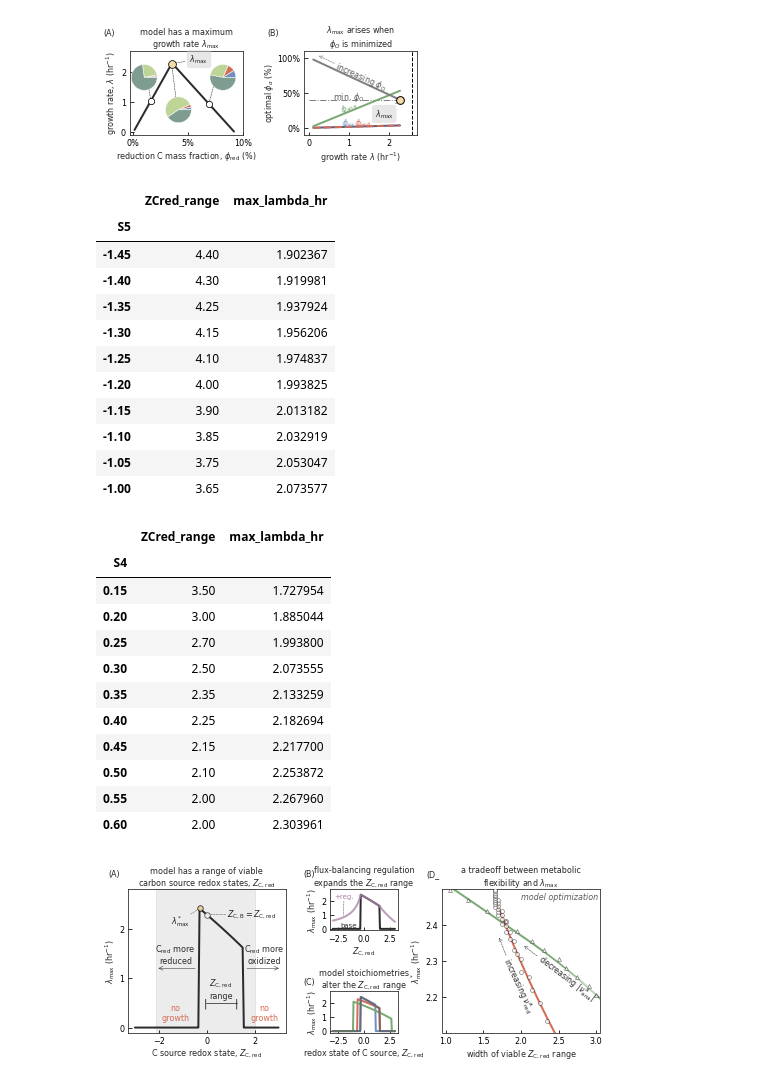
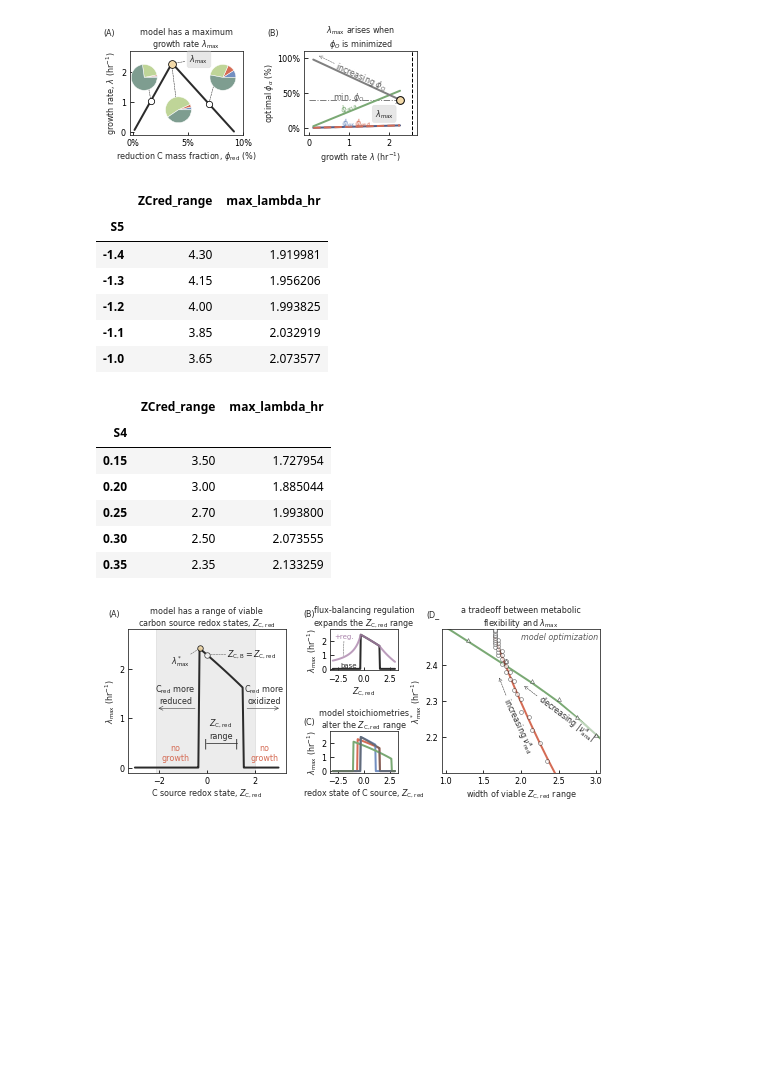
Before and after one commit to flamholz/redox-proteome, a Jupyter notebook: notebooks/Fig3_4.ipynb, the cells around one changed output. Drawn from its saved outputs; the diff is of its cells as text; code cells hidden in the pictures; blank space fills up the shorter version.

```diff
--- a/notebooks/Fig3_4.ipynb
+++ b/notebooks/Fig3_4.ipynb
@@ -26,15 +26,20 @@ Figure 3 shows that our model has an intrinsic maximum growth rate. The model en
 Figure 4 interrogates metabolic flexibility by showing that our default model configuration has a finite ZC range over which growth is feasible. Altering this range -- moving it, changing its endpoints -- affects the growth rates achievable, i.e. describes a set of tradeoffs.
 # %%
 # Load model sensitivity analyses
-phi_df = pd.read_csv('../output/fix_lambda.csv')
-var_ZCred_df = pd.read_csv('../output/fix_ZCred.csv')
-var_phi_red_df = pd.read_csv('../output/fix_phi_red.csv')
-var_ZCB_df = pd.read_csv('../output/fix_ZCred_ZCB.csv')
+phi_df = pd.read_csv('../output/linear_optimization/fix_lambda.csv')
+var_ZCred_df = pd.read_csv('../output/linear_optimization/fix_ZCred.csv')
+var_phi_red_df = pd.read_csv('../output/linear_optimization/fix_phi_red.csv')
+var_ZCB_df = pd.read_csv('../output/linear_optimization/fix_ZCred_ZCB.csv')
+
+var_S5_df = pd.read_csv('../output/linear_optimization/fix_ZCred_S5.csv')
+var_S4_df = pd.read_csv('../output/linear_optimization/fix_ZCred_S4.csv')
+var_S3_df = pd.read_csv('../output/linear_optimization/fix_ZCred_S3.csv')
+var_ZCB_df = pd.read_csv('../output/linear_optimization/fix_ZCred_ZCB.csv')
+
+# Used in SI figures
+var_phi_O_df = pd.read_csv('../output/linear_optimization/fix_phi_O.csv')
+var_g_ana_df = pd.read_csv('../output/linear_optimization/fix_g_ana.csv')
+var_g_red_df = pd.read_csv('../output/linear_optimization/fix_g_red.csv')
-# %%
-var_S5_df = pd.read_csv('../output/fix_ZCred_S5.csv')
-var_S4_df = pd.read_csv('../output/fix_ZCred_S4.csv')
-var_S3_df = pd.read_csv('../output/fix_ZCred_S3.csv')
-var_ZCB_df = pd.read_csv('../output/fix_ZCred_ZCB.csv')
 # %%
 def make_ZCred_range_df(var_df, var_name):
     """Generate a data frame of ZCred ranges for each value of a variable.
@@ -268,25 +273,20 @@ estimated lambda_max: 2.592
 actual lambda_max: 2.28702680515414
 [figure]
 # %%
-# Peeking at the data for S5 to make a correct label.
-ZCred_range_by_S5.pivot_table(index='S5', values='ZCred_range,max_lambda_hr'.split(',')).head(n=10)
+# Peeking at the data for S5 (nu^a_ana) to make a correct label.
+ZCred_range_by_S5.pivot_table(index='S5', values='ZCred_range,max_lambda_hr'.split(',')).head(n=5)
 # growth rate increases while ZC_red range decreases as anabolic ATP cost |S5| decreases
 # %% [output]
 |  | ZCred_range | max_lambda_hr |
 | S5 |  |  |
-| -1.45 | 4.40 | 1.902367 |
-| -1.40 | 4.30 | 1.919981 |
-| -1.35 | 4.25 | 1.937924 |
-| -1.30 | 4.15 | 1.956206 |
-| -1.25 | 4.10 | 1.974837 |
-| -1.20 | 4.00 | 1.993825 |
-| -1.15 | 3.90 | 2.013182 |
-| -1.10 | 3.85 | 2.032919 |
-| -1.05 | 3.75 | 2.053047 |
-| -1.00 | 3.65 | 2.073577 |
+| -1.4 | 4.30 | 1.919981 |
+| -1.3 | 4.15 | 1.956206 |
+| -1.2 | 4.00 | 1.993825 |
+| -1.1 | 3.85 | 2.032919 |
+| -1.0 | 3.65 | 2.073577 |
 # %%
-# Peeking at the data for S4 to make a correct label.
-ZCred_range_by_S4.pivot_table(index='S4', values='ZCred_range,max_lambda_hr'.split(',')).head(n=10)
+# Peeking at the data for S4 (nu^a_red) to make a correct label.
+ZCred_range_by_S4.pivot_table(index='S4', values='ZCred_range,max_lambda_hr'.split(',')).head(n=5)
 # growth rate increases while ZC_red range decreases as reductive ATP yield S4 increases
 # %% [output]
 |  | ZCred_range | max_lambda_hr |
@@ -296,9 +296,4 @@ ZCred_range_by_S4.pivot_table(index='S4', values='ZCred_range,max_lambda_hr'.spl
 | 0.25 | 2.70 | 1.993800 |
 | 0.30 | 2.50 | 2.073555 |
 | 0.35 | 2.35 | 2.133259 |
-| 0.40 | 2.25 | 2.182694 |
-| 0.45 | 2.15 | 2.217700 |
-| 0.50 | 2.10 | 2.253872 |
-| 0.55 | 2.00 | 2.267960 |
-| 0.60 | 2.00 | 2.303961 |
 # %%
```
Also changed, not shown: parts of 4 cells of this notebook, 9 other files.
